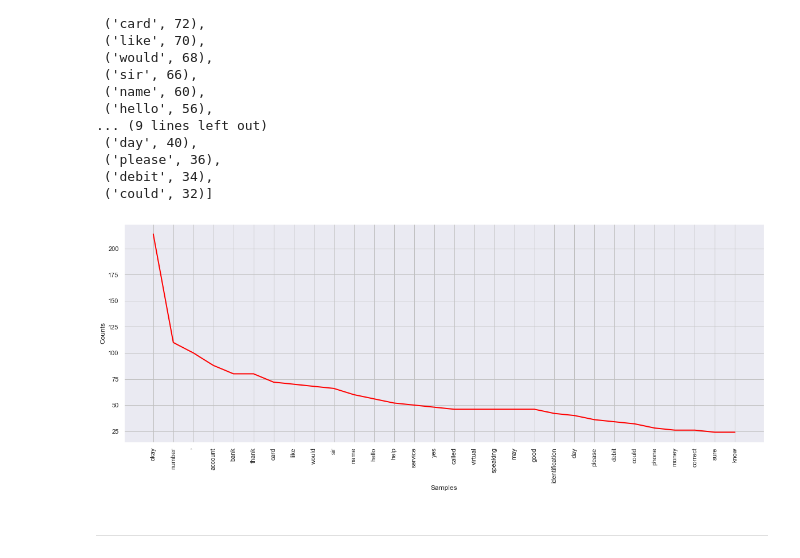
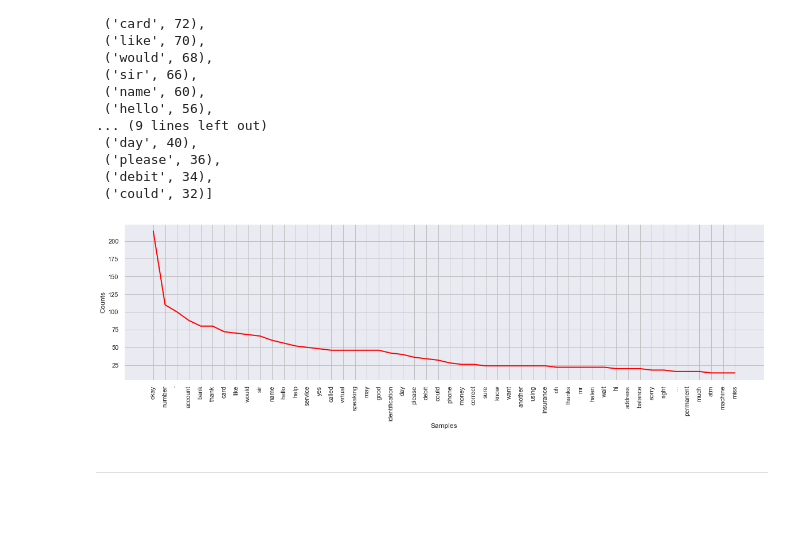
Before and after one commit to sandnattanicha/Final-Project, a Jupyter notebook: NER_ipynb/EDA.ipynb, the cells around one changed output. Cells and saved outputs as stored; diff of their text form; code cells hidden in the pictures; blank space fills up the shorter version.

```diff
--- a/NER_ipynb/EDA.ipynb
+++ b/NER_ipynb/EDA.ipynb
@@ -496,11 +497,11 @@ fdist.most_common(25)
  ('could', 32)]
 # %%
 # Frequency Distribution Plot
-plt.figure(figsize = (20,7))
-fdist.plot(30, cumulative = False, color = 'red')
+plt.figure(figsize = (20,5))
+fdist.plot(50, cumulative = False, color = 'red')
 plt.show()
 # %% [output]
-[figure, old version]
+[figure, new version]
 # %% [markdown]
 ***
 # %% [markdown]
```
Also changed, not shown: parts of 6 cells of this notebook, 5 other files.
